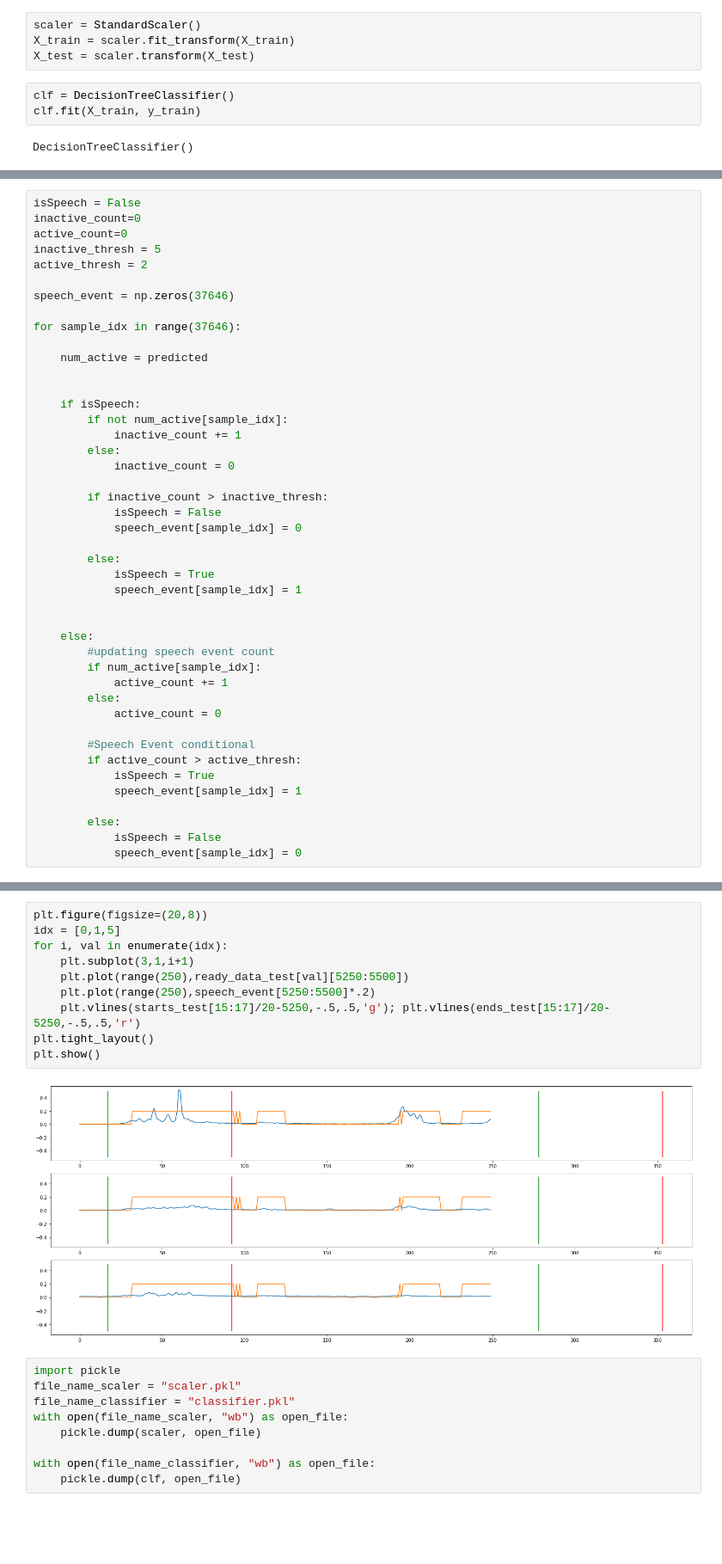
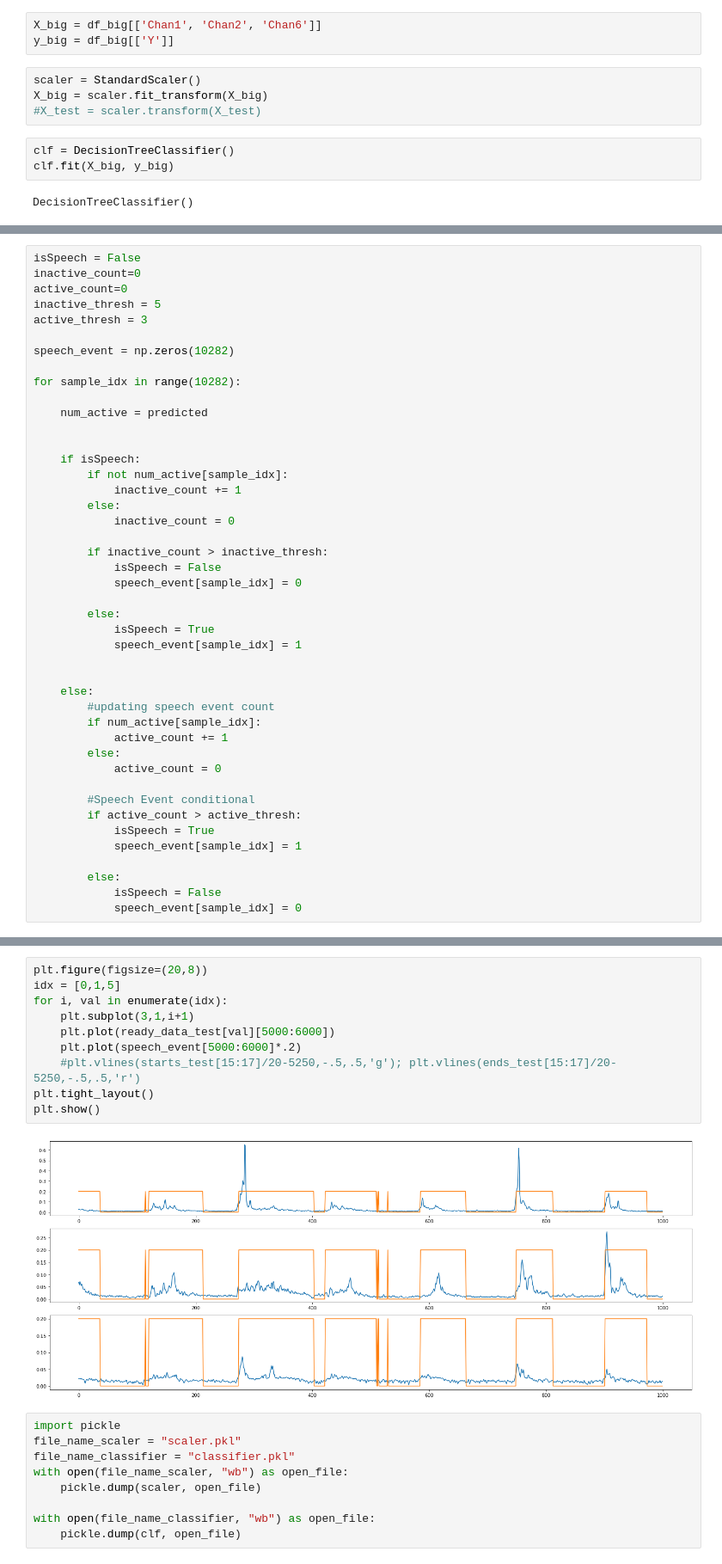
Before and after one commit to saikoukunt/silent-speech, a Jupyter notebook: scripts/Decision Tree Classifier Test Full Dataset, Mouthed.ipynb, the cells around one changed output, grey strips where cells are left out. Shown: that part at 86% size. Cells and saved outputs as stored; diff of their text form; blank space fills up the shorter version.

```diff
--- a/scripts/Decision Tree Classifier Test Full Dataset, Mouthed.ipynb
+++ b/scripts/Decision Tree Classifier Test Full Dataset, Mouthed.ipynb
@@ -392,13 +417,16 @@ X_train = df_train[['Chan1', 'Chan2', 'Chan6']]
 y_train = df_train[['Y']]
 X_test = df_test[['Chan1', 'Chan2','Chan6']]
 y_test = df_test[['Y']]
+# %%
+X_big = df_big[['Chan1', 'Chan2', 'Chan6']]
+y_big = df_big[['Y']]
 # %%
 scaler = StandardScaler()
-X_train = scaler.fit_transform(X_train)
-X_test = scaler.transform(X_test)
+X_big = scaler.fit_transform(X_big)
+#X_test = scaler.transform(X_test)
 # %%
 clf = DecisionTreeClassifier()
-clf.fit(X_train, y_train)
+clf.fit(X_big, y_big)
 # %% [output]
 DecisionTreeClassifier()
 # %%
@@ -427,11 +455,11 @@ isSpeech = False
 inactive_count=0
 active_count=0
 inactive_thresh = 5
-active_thresh = 2
+active_thresh = 3
 
-speech_event = np.zeros(37646)
+speech_event = np.zeros(10282)
 
-for sample_idx in range(37646):
+for sample_idx in range(10282):
 
     num_active = predicted
 
@@ -485,15 +513,15 @@ plt.plot(ready_data_test[0])
 # %%
 plt.figure(figsize=(20,8))
 idx = [0,1,5]
 for i, val in enumerate(idx):
     plt.subplot(3,1,i+1)
-    plt.plot(range(250),ready_data_test[val][5250:5500])
-    plt.plot(range(250),speech_event[5250:5500]*.2)
-    plt.vlines(starts_test[15:17]/20-5250,-.5,.5,'g'); plt.vlines(ends_test[15:17]/20-5250,-.5,.5,'r')
+    plt.plot(ready_data_test[val][5000:6000])
+    plt.plot(speech_event[5000:6000]*.2)
+    #plt.vlines(starts_test[15:17]/20-5250,-.5,.5,'g'); plt.vlines(ends_test[15:17]/20-5250,-.5,.5,'r')
 plt.tight_layout()
 plt.show()
 # %% [output]
-[figure, old version]
+[figure, new version]
 # %%
 import pickle
 file_name_scaler = "scaler.pkl"
```
Also changed, not shown: parts of 45 cells of this notebook, 2 other files.
